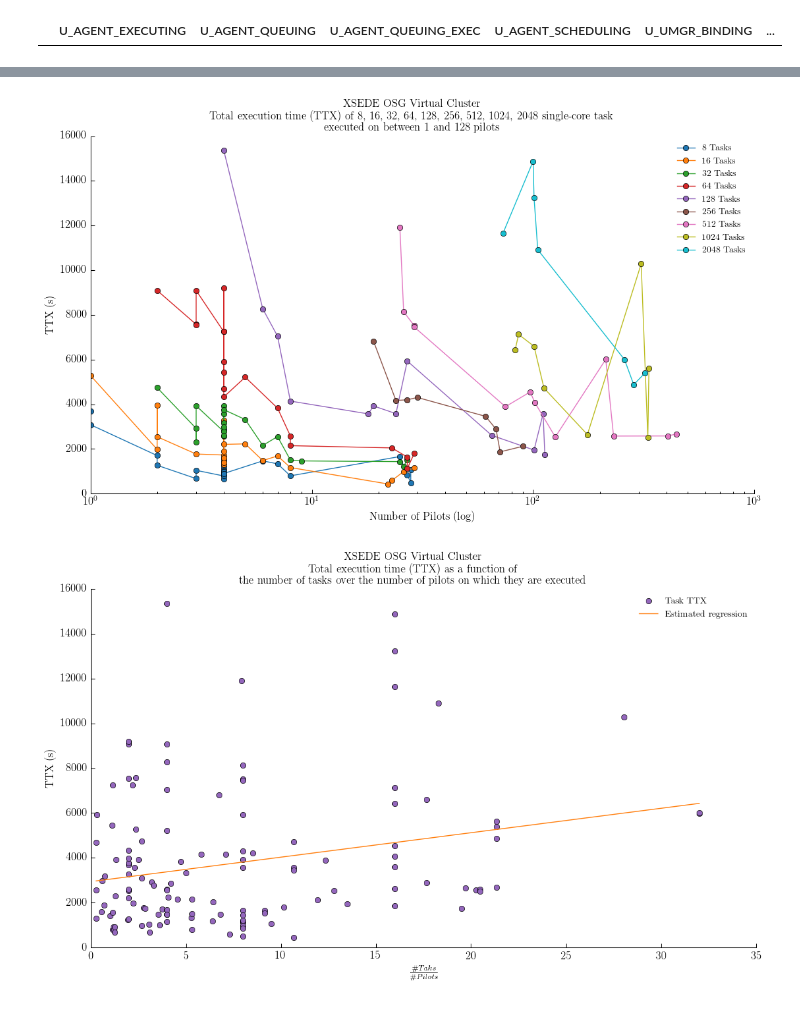
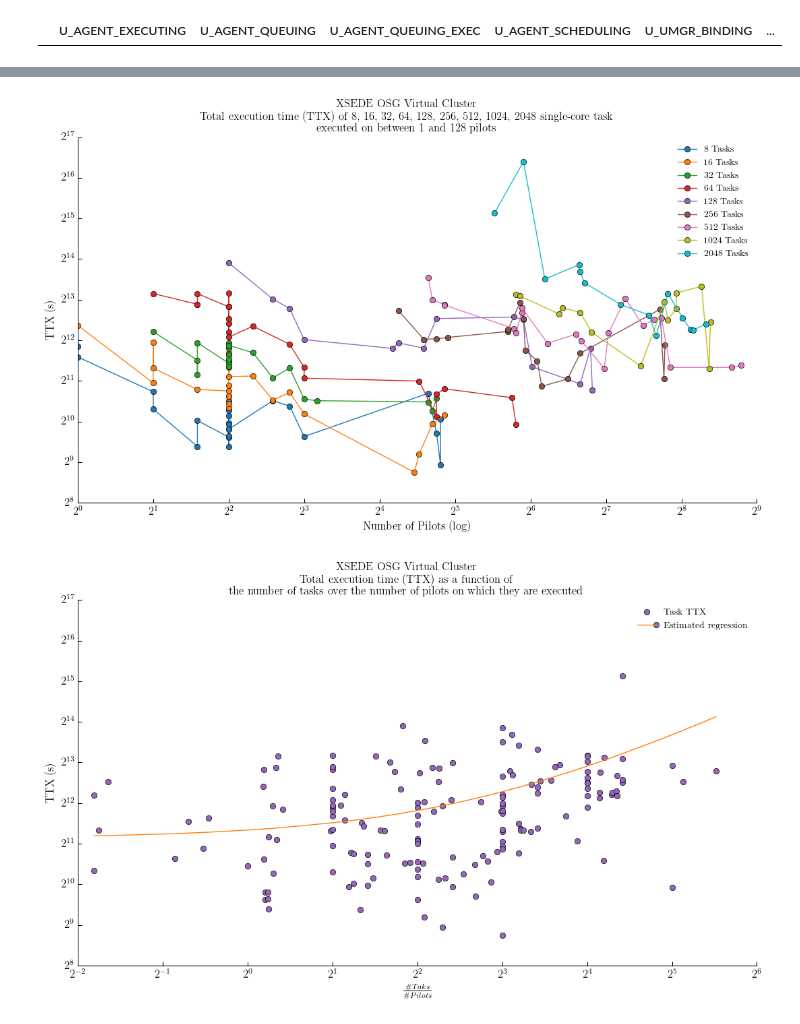
Before and after one commit to yuhonghong7035/radical.analytics, a Jupyter notebook: use_cases/rp_on_osg/analysis_exp1-6.ipynb, the cells around one changed output, grey strips where cells are left out. Cells and saved outputs as stored; diff of their text form; code cells hidden in the pictures.

```diff
--- a/use_cases/rp_on_osg/analysis_exp1-6.ipynb
+++ b/use_cases/rp_on_osg/analysis_exp1-6.ipynb
@@ -579,29 +573,30 @@ plt.savefig('figures/osg_tx_hosts_frequency.pdf', dpi=600, bbox_inches='tight')
 # %%
 fig, ax = fig_setup()
 fig.suptitle('XSEDE OSG Virtual Cluster\nTotal execution time (TTX) of 8, 16, 32, 64, 128, 256, 512, 1024, 2048 single-core task\nexecuted on between 1 and 128 pilots')
 
 s = sessions.rename(columns={'npilot_active':'npilotactive'})
 
 colors=[tableau20[0], tableau20[2],  tableau20[4],  tableau20[6],
         tableau20[8], tableau20[10], tableau20[12], tableau20[14],
         tableau20[16], tableau20[18], tableau20[20], tableau20[1],
         tableau20[3], tableau20[5], tableau20[7], tableau20[9],
         tableau20[11], tableau20[13], tableau20[15], tableau20[17],
         tableau20[19]]
 
 for u in s['nunit_requested'].dropna().astype(int).sort_values().unique().tolist():
     unts = s[s['nunit_requested']==u][['U_AGENT_EXECUTING', 'npilotactive']].dropna().sort_values('npilotactive').copy()
     ax.plot(unts.npilotactive, unts.U_AGENT_EXECUTING, marker='o', label='%s Tasks' % u, color=colors.pop(0))
 
 #ax.xaxis.set_major_locator(ticker.MultipleLocator(4))
-ax.set_xscale('log')
+ax.set_xscale('log', basex=2)
+ax.set_yscale('log', basey=2)
 ax.legend(numpoints=1)
 ax.set_xlabel('Number of Pilots (log)')
 ax.set_ylabel('TTX (s)')
 
 plt.savefig('figures/osg_ttx_active-pilots.pdf', dpi=600, bbox_inches='tight')
 # %% [output]
-[figure, old version]
+[figure, new version]
 # %%
 fig, ax = fig_setup()
 
@@ -618,13 +613,15 @@ fit_fn = np.poly1d(fit)
 ax.plot(x, y, marker='o', color=tableau20[8], linestyle='', label='Task TTX')
 ax.plot(x, fit_fn(x), color=tableau20[2], label='Estimated regression')
 
+ax.set_xscale('log', basex=2)
+ax.set_yscale('log', basey=2)
 plt.xlabel(r'$\frac{\#Taks}{\#Pilots}$')
 plt.ylabel('TTX (s)')
 ax.legend(numpoints=1)
 
 plt.savefig('figures/osg_ttx_nunit_over_nactive-pilots.pdf', dpi=600, bbox_inches='tight')
 # %% [output]
-[figure, old version]
+[figure, new version]
 # %%
 fig, ax = fig_setup()
 
```
Also changed, not shown: parts of 18 cells of this notebook, 15 other files.
